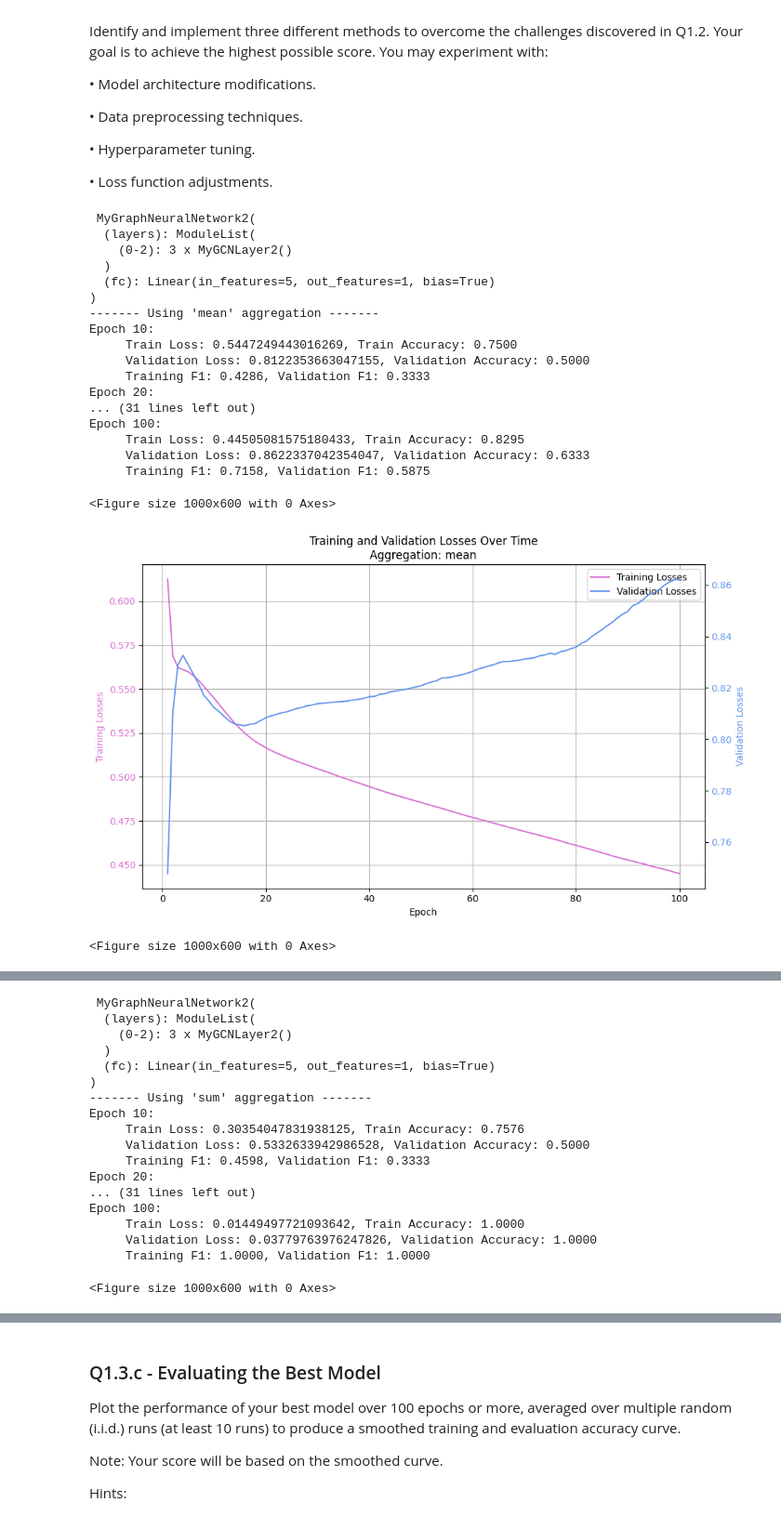
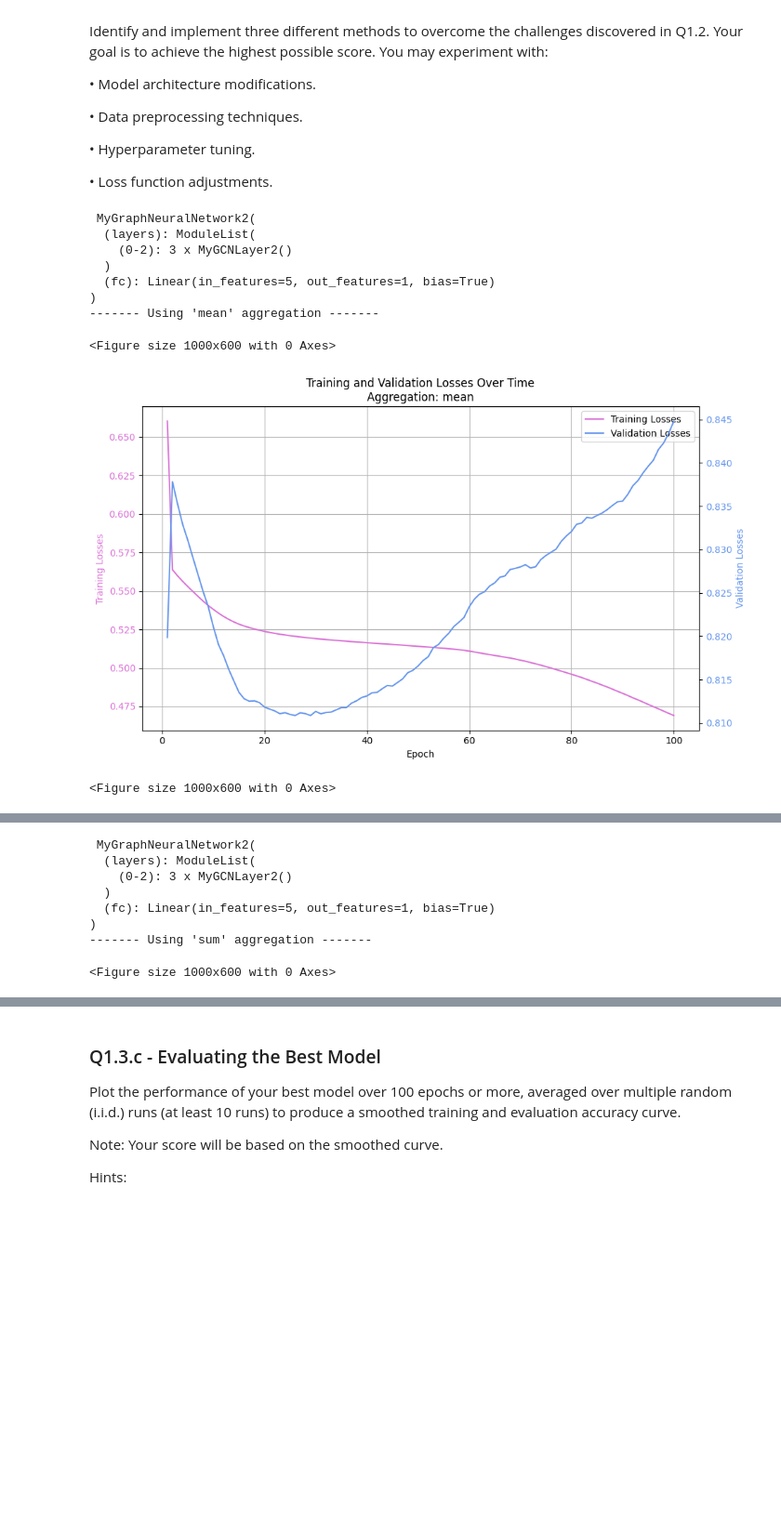
Before and after one commit to belfioreasia/Deep-Graph-Based-Learning, a Jupyter notebook: Coursework/q1_graph_classification.ipynb, the cells around one changed output, grey strips where cells are left out. Shown at 93% size. Cells and saved outputs as stored; diff of their text form; code cells hidden in the pictures; blank space fills up the shorter version.

```diff
--- a/Coursework/q1_graph_classification.ipynb
+++ b/Coursework/q1_graph_classification.ipynb
@@ -216,16 +216,16 @@ class MyGraphNeuralNetwork(nn.Module):
 
 def global_aggregation(H_k, graph_aggregation_method='mean'):
     """
-    Performs global aggregation of the graph nodes based on the specified method.
+    Performs global aggregation of the graph based on the specified method.
+    It performs element-wise aggregatino of all the nodes in the graph.
     Args:
-        - H_k (torch.Tensor): Output of the last GCN layer (shape: (num_nodes, 1))
+        - H_k (torch.Tensor): Graph Embeddings (output of the last GCN layer)
         - graph_aggregation_method (str): Method to aggregate the graph nodes:
                                             - 'sum': returns the sum over all graph nodes
                                             - 'max': returns the element-wise maximum value of all graph nodes
-                                            - 'mean': returns the mean of all graph nodes
+                                            - 'mean': returns the mean of all graph nodes (Default)
                                             - [OPTIONAL] 'none': performs no aggregation and returns the
                                                                 output of the last GCN layer
-                                            Any other mode will default to 'mean'.
     Returns:
         - aggregated_output (torch.Tensor): Aggregated output based on the specified method
     """
@@ -807,9 +805,12 @@ for i,aggregation in enumerate(aggregation_methods):
         f1=True
     )
 
-    plot_training_and_validation(train_losses, validation_losses, aggregation=aggregation, graph1_label="Training Losses", graph2_label="Validation Losses", x_label="Epoch", title=f"Training and Validation Losses Over Time\nAggregation: {aggregation}", save=True, plot_name=f"{aggregation}_loss")
-    plot_training_and_validation(train_F1, eval_F1, aggregation=aggregation, graph1_label="Training F1 Score", graph2_label="Validation F1 Score", x_label="Epoch", title=f"Training F1 Score and Validation F1 Score Over Time\nAggregation: {aggregation}", save=True, plot_name=f"{aggregation}_f1")
-
+    plot_training_and_validation(train_losses, validation_losses, aggregation=aggregation,
+                                 graph1_label="Training Losses", graph2_label="Validation Losses", x_label="Epoch", title=f"Training and Validation Losses Over Time\nAggregation: {aggregation}",
+                                 save=True, plot_name=f"{aggregation}_loss")
+    plot_training_and_validation(train_F1, eval_F1, aggregation=aggregation,
+                                 graph1_label="Training F1 Score", graph2_label="Validation F1 Score", x_label="Epoch", title=f"Training F1 Score and Validation F1 Score Over Time\nAggregation: {aggregation}",
+                                 save=True, plot_name=f"{aggregation}_f1")
 # ####################################################
 # END OF MODIFICATION
 # ####################################################
@@ -1108,7 +1109,7 @@ class MyGraphNeuralNetwork2(nn.Module):
         for i in range(num_layers-1):
             self.layers.append(MyGCNLayer2(in_dim, out_dim, True))
             in_dim = hidden_dim
-        self.layers.append(MyGCNLayer2(in_dim, 1, False))
+        self.layers.append(MyGCNLayer2(in_dim, output_dim, False))
 
         # Added Classification Head
         self.fc = nn.Linear(output_dim, num_classes)
@@ -1207,8 +1208,14 @@ for i,aggregation in enumerate(aggregation_methods):
         verbose=True,
         f1=True
     )
-    plot_training_and_validation(train_losses, validation_losses, aggregation=aggregation, graph1_label="Training Losses", graph2_label="Validation Losses", x_label="Epoch", title=f"Training and Validation Losses Over Time\nAggregation: {aggregation}")#, save=True, plot_name=f"{aggregation}_loss")
-    plot_training_and_validation(train_F1, eval_F1, aggregation=aggregation, graph1_label="Training F1 Score", graph2_label="Validation F1 Score", x_label="Epoch", title=f"Training F1 Score and Validation F1 Score Over Time\nAggregation: {aggregation}")#, save=True, plot_name=f"{aggregation}_f1")
+    plot_training_and_validation(train_losses, validation_losses, aggregation=aggregation,
+                                graph1_label="Training Losses", graph2_label="Validation Losses", x_label="Epoch",
+                                title=f"Training and Validation Losses Over Time\nAggregation: {aggregation}",
+                                save=True, plot_name=f"{aggregation}_M2_loss")
+    plot_training_and_validation(train_F1, eval_F1, aggregation=aggregation,
+                                graph1_label="Training F1 Score", graph2_label="Validation F1 Score", x_label="Epoch",
+                                title=f"Training F1 Score and Validation F1 Score Over Time\nAggregation: {aggregation}",
+                                save=True, plot_name=f"{aggregation}_M2_f1")
 
     train_accuracy_per_agg[aggregation] = train_accuracies
     eval_accuracy_per_agg[aggregation] = validation_accuracies
@@ -1310,10 +1431,10 @@ eval_accuracy_per_agg = {"mean": [], "sum": [], "max": []}
 
 # CHANGE 2: HYPERPARAMETERS
 num_epochs = 100 # CHANGED from 10 to 100
-lr = 0.001
+lr = 0.0015 # CHANGED from 0.001 to 0.005
 for i,aggregation in enumerate(aggregation_methods):
 
-    model = MyGraphNeuralNetwork2(input_dim, hidden_dim, output_dim=output_dim, num_layers=layers)
+    model = MyGraphNeuralNetwork2(input_dim=input_dim, hidden_dim=hidden_dim, output_dim=output_dim, num_layers=layers)
     print("\n", model)
 
     # Loss function and optimizer
@@ -1321,45 +1442,37 @@ for i,aggregation in enumerate(aggregation_methods):
     optimizer = optim.Adam(model.parameters(), lr=lr)
 
     # TRAIN
     print(f"------- Using '{aggregation}' aggregation -------")
     train_losses, train_accuracies, validation_losses, validation_accuracies, train_F1, eval_F1 = train_model(
         model,
         optimizer,
         criterion,
         train_data,
         eval_data,
         epochs=num_epochs,
         graph_aggregation_method=aggregation,
-        verbose=True,
+        verbose=False,
         f1=True
     )
-    plot_training_and_validation(train_losses, validation_losses, aggregation=aggregation, graph1_label="Training Losses", graph2_label="Validation Losses", x_label="Epoch", title=f"Training and Validation Losses Over Time\nAggregation: {aggregation}")#, save=True, plot_name=f"{aggregation}_loss")
-    plot_training_and_validation(train_F1, eval_F1, aggregation=aggregation, graph1_label="Training F1 Score", graph2_label="Validation F1 Score", x_label="Epoch", title=f"Training F1 Score and Validation F1 Score Over Time\nAggregation: {aggregation}")#, save=True, plot_name=f"{aggregation}_f1")
+    plot_training_and_validation(train_losses, validation_losses, aggregation=aggregation, graph1_label="Training Losses", graph2_label="Validation Losses", x_label="Epoch", title=f"Training and Validation Losses Over Time\nAggregation: {aggregation}",
+                                 save=True, plot_name=f"{aggregation}_M2_improved_loss")
+    plot_training_and_validation(train_F1, eval_F1, aggregation=aggregation, graph1_label="Training F1 Score", graph2_label="Validation F1 Score", x_label="Epoch", title=f"Training F1 Score and Validation F1 Score Over Time\nAggregation: {aggregation}",
+                                 save=True, plot_name=f"{aggregation}_M2_improved_f1")
 
     train_accuracy_per_agg[aggregation] = train_accuracies
     eval_accuracy_per_agg[aggregation] = validation_accuracies
 
 print("\nAverage Accuracy per aggregation method:")
 for agg, train_acc in train_accuracy_per_agg.items():
     print(f"- {agg}: {mean(train_accuracy_per_agg[agg]):.4f} (Training), {mean(eval_accuracy_per_agg[agg]):.4f} (Validation)")
 # %% [output]
  MyGraphNeuralNetwork2(
   (layers): ModuleList(
     (0-2): 3 x MyGCNLayer2()
   )
   (fc): Linear(in_features=5, out_features=1, bias=True)
 )
 ------- Using 'mean' aggregation -------
-Epoch 10:
-     Train Loss: 0.5447249443016269, Train Accuracy: 0.7500
-     Validation Loss: 0.8122353663047155, Validation Accuracy: 0.5000
-     Training F1: 0.4286, Validation F1: 0.3333
-Epoch 20:
-... (31 lines left out)
-Epoch 100:
-     Train Loss: 0.44505081575180433, Train Accuracy: 0.8295
-     Validation Loss: 0.8622337042354047, Validation Accuracy: 0.6333
-     Training F1: 0.7158, Validation F1: 0.5875
 <Figure size 1000x600 with 0 Axes>
-[figure, old version]
+[figure, new version]
 <Figure size 1000x600 with 0 Axes>
@@ -1371,14 +1484,4 @@ Epoch 100:
   (fc): Linear(in_features=5, out_features=1, bias=True)
 )
 ------- Using 'sum' aggregation -------
-Epoch 10:
-     Train Loss: 0.30354047831938125, Train Accuracy: 0.7576
-     Validation Loss: 0.5332633942986528, Validation Accuracy: 0.5000
-     Training F1: 0.4598, Validation F1: 0.3333
-Epoch 20:
-... (31 lines left out)
-Epoch 100:
-     Train Loss: 0.01449497721093642, Train Accuracy: 1.0000
-     Validation Loss: 0.03779763976247826, Validation Accuracy: 1.0000
-     Training F1: 1.0000, Validation F1: 1.0000
 <Figure size 1000x600 with 0 Axes>
```
Also changed, not shown: parts of 12 cells of this notebook, 52 other files.
